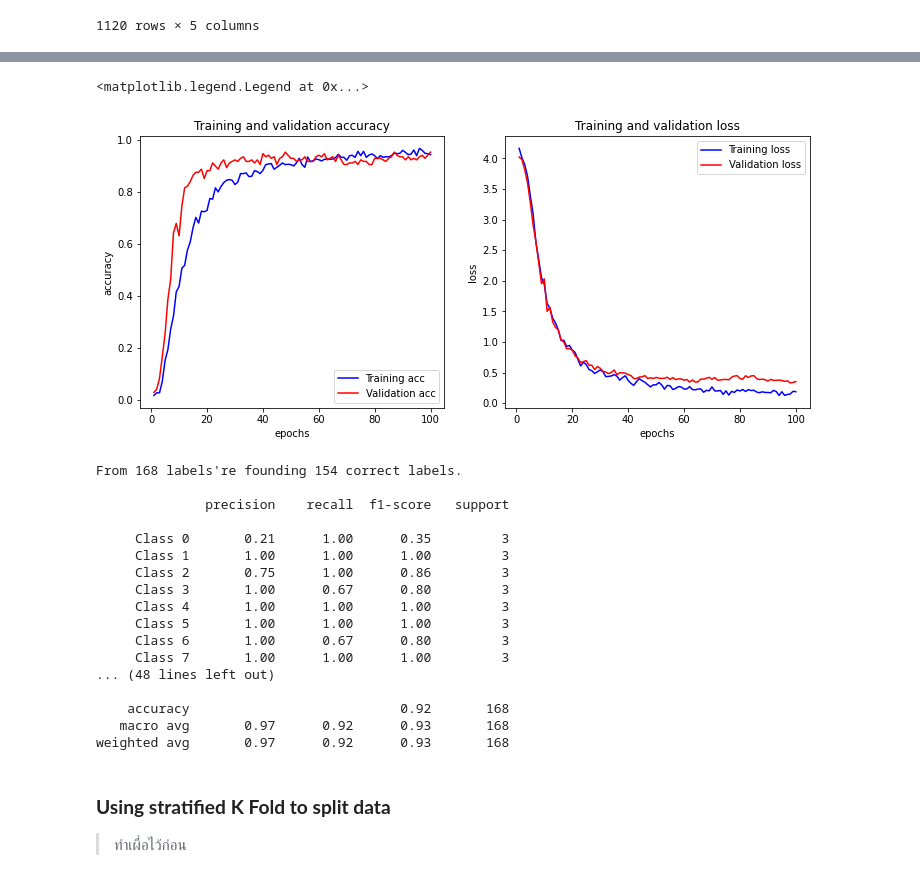
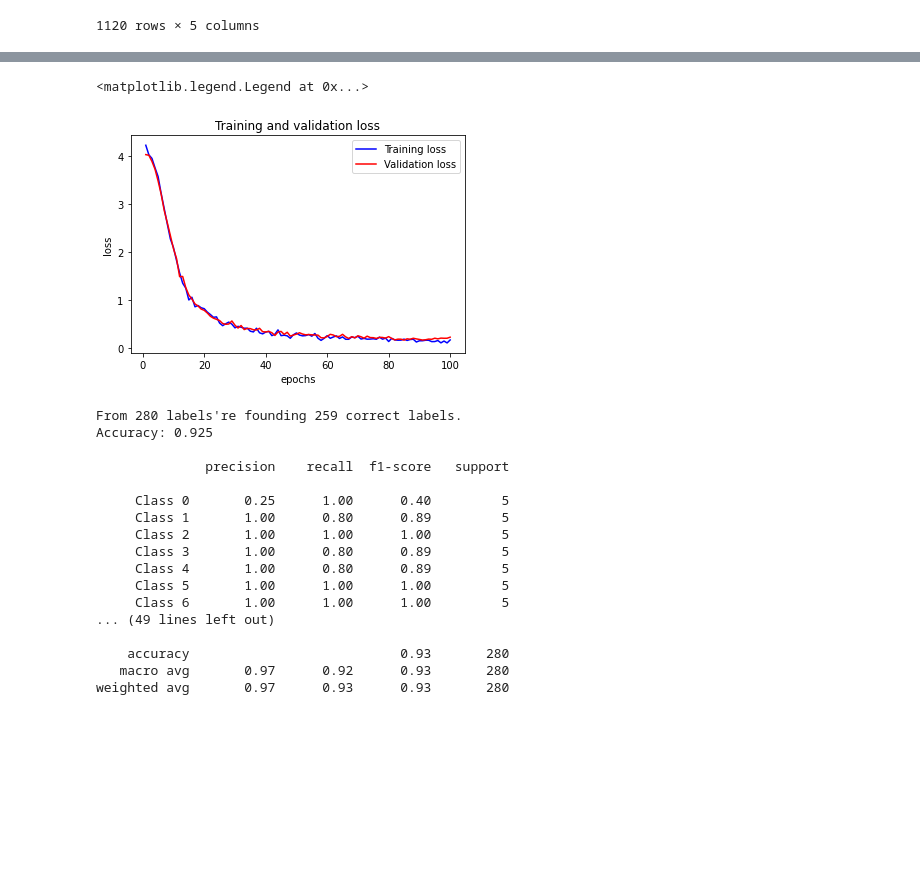
Before and after one commit to NongNNew/Project_499, a Jupyter notebook: Project_499_CNN.ipynb, the cells around one changed output, grey strips where cells are left out. Saved outputs shown, nothing was run; the diff lists cells and outputs as text; code cells hidden in the pictures; blank space fills up the shorter version.

```diff
--- a/Project_499_CNN.ipynb
+++ b/Project_499_CNN.ipynb
@@ -97,31 +109,22 @@ df
 | 1119 | [-0.0001373291, -0.0001373291, -9... | 22050 | [[-13.96050509926212, -9.31269709... | 55 | หัวหอม2 |
 1120 rows × 5 columns
 # %%
-# Prepare data
-import numpy as np
-import pandas as pd
-
-
 Test = pd.DataFrame(columns=source.keys())
 Validation = pd.DataFrame(columns=source.keys())
 
 # Create test data
 for description in np.unique(df['description']):
-    imp_test = df[df['description']==description].sample(3,random_state=1)
+    imp_test = df[df['description']==description].sample(5,random_state=1)
     Test = pd.concat([Test,imp_test], axis=0)
+Train = df.drop(Test.index)
 
-# Create train and validation data
-Train = df.drop(Test.index)
-for description in np.unique(Train['description']):
-    imp_val = Train[Train['description']==description].sample(3,random_state=1)
-    Validation = pd.concat([Validation,imp_val], axis=0)
-Train = Train.drop(Validation.index)
 
 X_train = np.array(Train['feature_extraction'].to_list())
-X_valid = np.array(Validation['feature_extraction'].to_list())
 X_test = np.array(Test['feature_extraction'].to_list())
 y_train = np.array(Train['label'].to_list())
-y_valid = np.array(Validation['label'].to_list())
 y_test = np.array(Test['label'].to_list())
+
+# y_train = keras.utils.to_categorical(y_train,56)
+# y_test = keras.utils.to_categorical(y_test,56)
 # %%
 # Proportion of data
@@ -177,3 +161,4 @@ _________________________________________________________________
 # %%
 # Train model
-history = model.fit(X_train[:,:,:,None], y_train, epochs=100, validation_data=(X_valid[:,:,:,None],y_valid),verbose=0,batch_size=80)
+model_cnn = create_cnn_model(X_train)
+history = model_cnn.fit(X_train[:,:,:,None], y_train, epochs=100, validation_data=(X_test[:,:,:,None],y_test),batch_size=80)
@@ -189,64 +191,47 @@ Test Accuracy: 0.9702380895614624
 # %%
-import matplotlib.pyplot as plt
-
 # Learning curve
 # plot the accuracy and loss plots between training and validation data
 # verify overfitting or underfit
 acc = history.history['accuracy']
 val_acc = history.history['val_accuracy']
 loss = history.history['loss']
 val_loss = history.history['val_loss']
 x = range(1,len(acc)+1)
 
-plt.figure(figsize=(12,5))
-plt.subplot(1,2,1)
-plt.plot(x,acc,'b',label='Training acc')
-plt.plot(x,val_acc,'r',label='Validation acc')
-plt.title('Training and validation accuracy')
-plt.xlabel('epochs')
-plt.ylabel('accuracy')
-plt.legend()
-
-plt.subplot(1,2,2)
 plt.plot(x,loss,'b',label='Training loss')
 plt.plot(x,val_loss,'r',label='Validation loss')
 plt.title('Training and validation loss')
 plt.xlabel('epochs')
 plt.ylabel('loss')
 plt.legend()
 # %% [output]
 <matplotlib.legend.Legend at 0x...>
-[figure, old version]
+[figure, new version]
 # %%
-from sklearn.metrics import classification_report
-
 # classification report
-predicted_classes = np.argmax(np.round(model.predict(X_test[:,:,:,None])),axis=1)
+predicted_classes = np.argmax(np.round(model_cnn.predict(X_test[:,:,:,None])),axis=1)
 correct = np.where(predicted_classes==y_test)[0]
 target_names = [f"Class {label}" for label in range(len(np.unique(df['label'])))]
 
 print(f"From {len(y_test)} labels're founding {len(correct)} correct labels.")
+print(f'Accuracy: {len(correct)/len(y_test)}')
 print('')
 print(classification_report(y_test, predicted_classes, target_names=target_names))
 # %% [output]
-From 168 labels're founding 154 correct labels.
+From 280 labels're founding 259 correct labels.
+Accuracy: 0.925
 
               precision    recall  f1-score   support
 
-     Class 0       0.21      1.00      0.35         3
-     Class 1       1.00      1.00      1.00         3
-     Class 2       0.75      1.00      0.86         3
-     Class 3       1.00      0.67      0.80         3
-     Class 4       1.00      1.00      1.00         3
-     Class 5       1.00      1.00      1.00         3
-     Class 6       1.00      0.67      0.80         3
-     Class 7       1.00      1.00      1.00         3
-... (48 lines left out)
+     Class 0       0.25      1.00      0.40         5
+     Class 1       1.00      0.80      0.89         5
+     Class 2       1.00      1.00      1.00         5
+     Class 3       1.00      0.80      0.89         5
+     Class 4       1.00      0.80      0.89         5
+     Class 5       1.00      1.00      1.00         5
+     Class 6       1.00      1.00      1.00         5
+... (49 lines left out)
 
-    accuracy                           0.92       168
-   macro avg       0.97      0.92      0.93       168
-weighted avg       0.97      0.92      0.93       168
+    accuracy                           0.93       280
+   macro avg       0.97      0.92      0.93       280
+weighted avg       0.97      0.93      0.93       280
-# %% [markdown]
-### **Using stratified K Fold to split data**
-
-> ทำเผื่อไว้ก่อน
```
Also changed, not shown: parts of 21 cells of this notebook.
